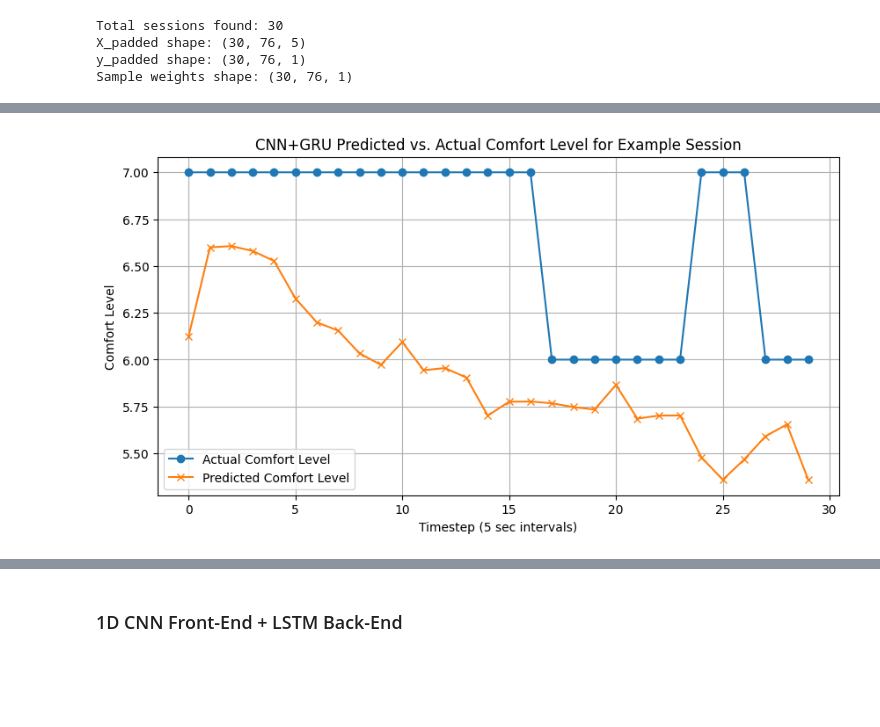
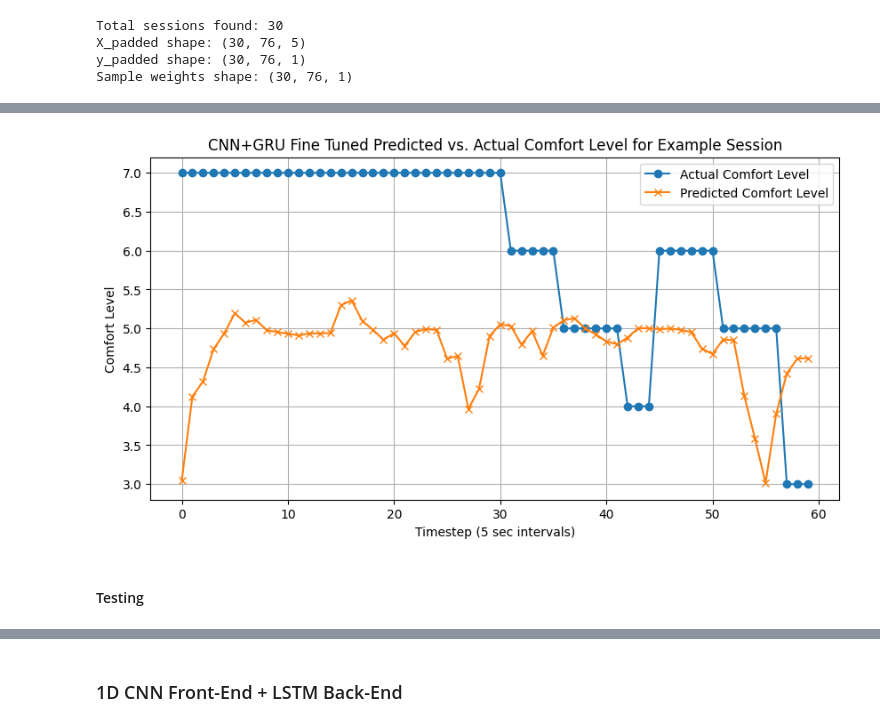
Before and after one commit to GokayToga/VRCM.Net, a Jupyter notebook: VRCMNet.ipynb, the cells around one changed output, grey strips where cells are left out. Cells and saved outputs as stored; diff of their text form; code cells hidden in the pictures; blank space fills up the shorter version.

Commit message:
More testing and fine tuning with failed pseudo labeling

```diff
--- a/VRCMNet.ipynb
+++ b/VRCMNet.ipynb
@@ -801,0 +1033,27 @@ Epoch 100/100
+# %%
+from sklearn.model_selection import train_test_split
+
+# Split session-wise (each session is one sample)
+X_train, X_test, y_train, y_test, weights_train, weights_test = train_test_split(
+    X_padded, y_padded, sample_weights, test_size=0.2, random_state=42
+)
+
+#implement earlystopping
+from tensorflow.keras.callbacks import EarlyStopping
+early_stop = EarlyStopping(monitor='val_loss', patience=5, restore_best_weights=True)
+#implement ReduceLROnPlateau
+from tensorflow.keras.callbacks import ReduceLROnPlateau
+lr_reduce = ReduceLROnPlateau(monitor='val_loss', factor=0.5, patience=10, min_lr=1e-6)
+
+model
+history = model_gru.fit(
+    X_train, y_train,
+    epochs=150,
+    batch_size=8,
+    validation_split=0.2,
+    callbacks=[
+        #tf.keras.callbacks.EarlyStopping(monitor='val_loss', patience=7, restore_best_weights=True),
+        tf.keras.callbacks.ReduceLROnPlateau(monitor='val_loss', factor=0.5, patience=4)
+        ],
+    sample_weight=weights_train.squeeze(-1)  # sample_weight shape should match (num_samples, timesteps)
+)
@@ -802,3 +1080,5 @@ Epoch 100/100
+# %%
+model_gru = tf.keras.models.load_model("/content/FT_CNN_GRU_Model.keras")
 # %%
 loss, mae = model_gru.evaluate(X_test, y_test, sample_weight=weights_test.squeeze(-1))
 print("Test MSE:", loss)
@@ -811,7 +1091,7 @@ y_pred = model_gru.predict(X_test)
 import matplotlib.pyplot as plt
 
 # Choose an example session (e.g., first one)
-example_idx = 0
+example_idx = 2
 # Determine the actual length of the session from weights: non-zero entries indicate real timesteps.
 real_length = np.sum(weights_test[example_idx].squeeze() > 0)
 
@@ -824,7 +1104,7 @@ plt.plot(y_true_example, label="Actual Comfort Level", marker='o')
 plt.plot(y_pred_example, label="Predicted Comfort Level", marker='x')
 plt.xlabel("Timestep (5 sec intervals)")
 plt.ylabel("Comfort Level")
-plt.title("CNN+GRU Predicted vs. Actual Comfort Level for Example Session")
+plt.title("CNN+GRU Fine Tuned Predicted vs. Actual Comfort Level for Example Session")
 plt.legend()
 plt.grid(True)
 plt.show()
@@ -836 +1116,3 @@ Test MAE: 1.1044021844863892
-[figure, old version]
+[figure, new version]
+# %% [markdown]
+#### Testing
```
Also changed, not shown: parts of 33 cells of this notebook.
